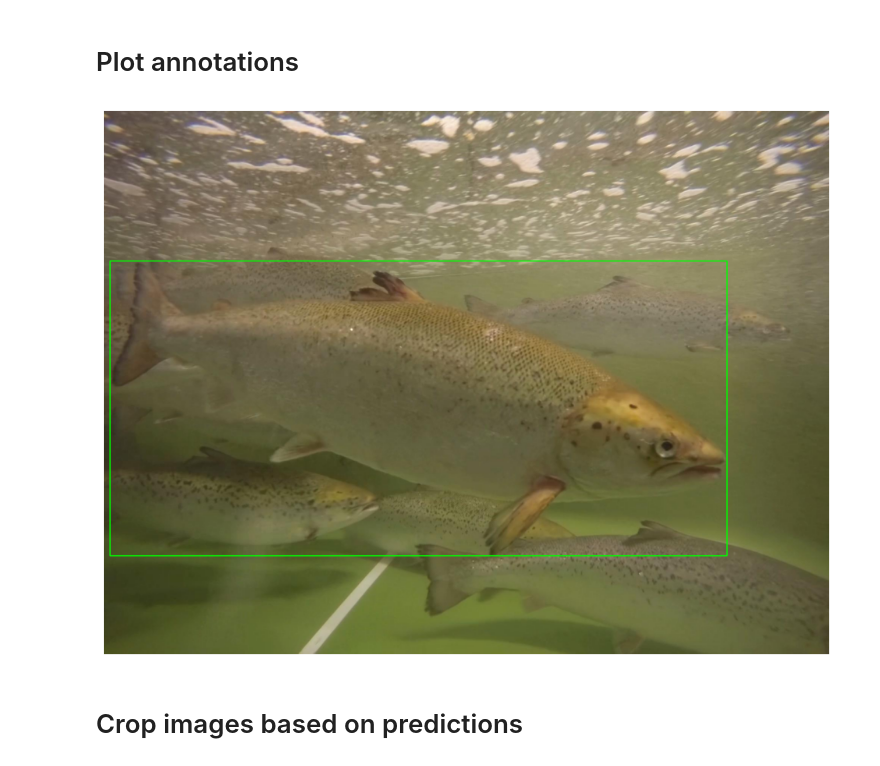
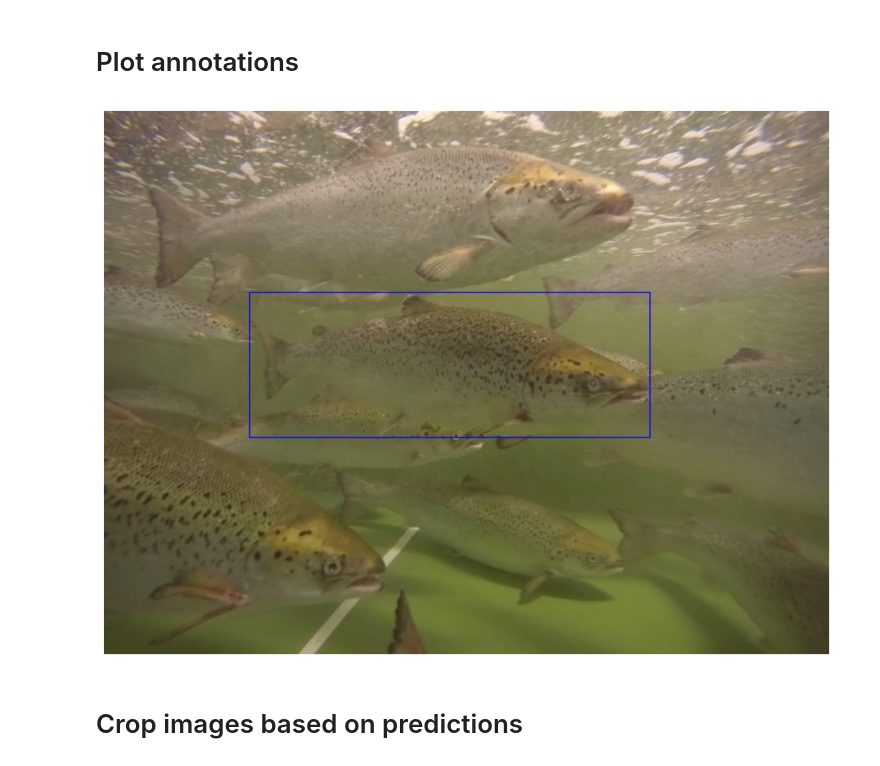
Before and after one commit to magnuswiik/SalmonReID, a Jupyter notebook: Prototyping/fish_detector.ipynb, the cells around one changed output. Saved outputs shown, nothing was run; the diff lists cells and outputs as text; code cells hidden in the pictures.

```diff
--- a/Prototyping/fish_detector.ipynb
+++ b/Prototyping/fish_detector.ipynb
@@ -421,39 +421,43 @@ That's it!
 # Inference from trained model
 import matplotlib.pyplot as plt
 import cv2
 import os, json
 
 root = "/Users/magnuswiik/prosjektoppgave_data/Masteroppgave_data/Helfisk_Deteksjonssett/"
 
 annots = list(sorted(os.listdir(os.path.join(root, "Boxes"))))
 imgs = list(sorted(os.listdir(os.path.join(root, "Images"))))
 
-index = 70
+index = 80
 
-image_path = os.path.join(root, "Images", imgs[index])
-boxes_path = os.path.join(root, "Boxes", annots[index])
+fish9_img = "/Users/magnuswiik/prosjektoppgave_data/Masteroppgave_data/Helfisk_Deteksjonssett/Images/GP020101_00005879.jpg"
+fish9_box = "/Users/magnuswiik/prosjektoppgave_data/Masteroppgave_data/Helfisk_Deteksjonssett/Boxes/GP020101_00005879.json"
 
-image = cv2.cvtColor(cv2.imread(image_path), cv2.COLOR_BGR2RGB)
+image_path = fish9_img #os.path.join(root, "Images", imgs[index])
+boxes_path = fish9_box #os.path.join(root, "Boxes", annots[index])
+
+image = cv2.imread(image_path)
+image = cv2.cvtColor(image, cv2.COLOR_BGR2RGB)
 
 boxes = []
 
 with open(boxes_path,'r') as file:
     content = json.load(file)
     shapes = content['shapes']
     for shape in shapes:
         boxes.append(shape['points'])
 
 # Draw bounding boxes on the image
 for box in boxes:
     min, max = box
-    cv2.rectangle(image, (int(min[0]), int(min[1])), (int(max[0]), int(max[1])), (0, 255, 0), 2)
+    cv2.rectangle(image, (int(min[0]), int(min[1])), (int(max[0]), int(max[1])), (0, 0, 255), 2)
 
 plt.figure(figsize=(12, 12))
 plt.imshow(image)
 plt.axis('off')
 plt.show()
 # %% [output]
-[figure, old version]
+[figure, new version]
 # %% [markdown]
 # Crop images based on predictions
 # %%
```
Also changed, not shown: 18 other files.
